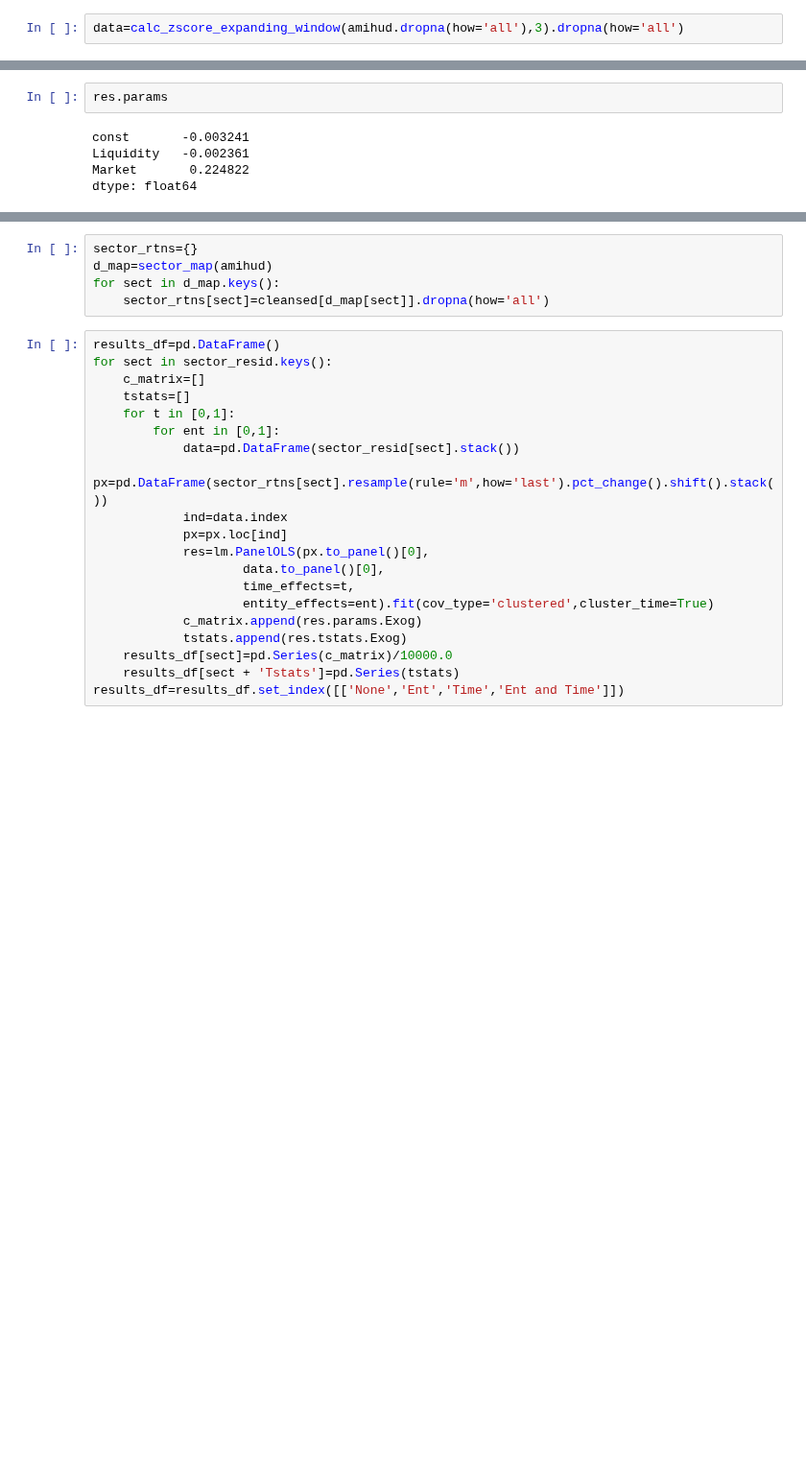
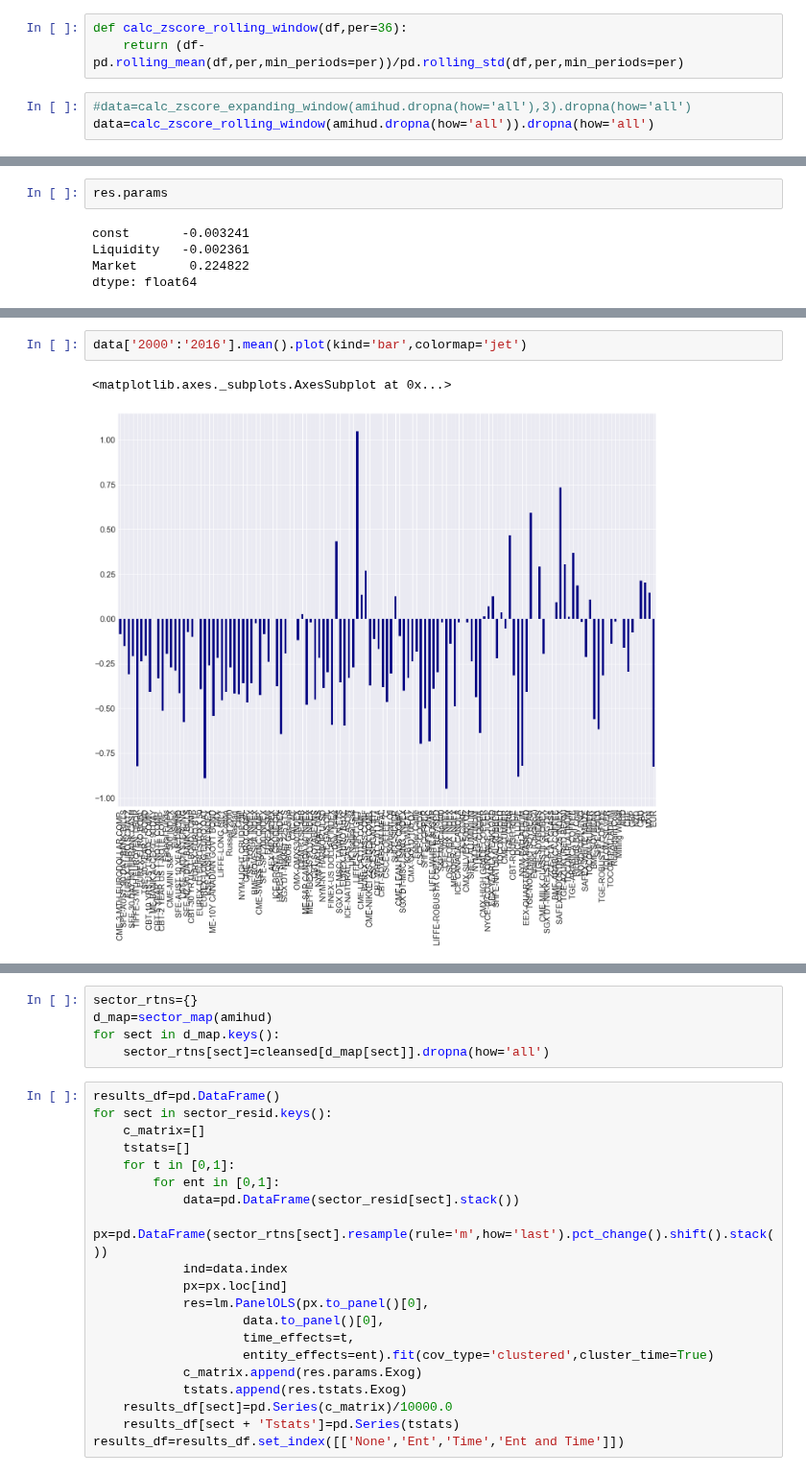
Before and after one commit to mrefermat/FinancePhD, a Jupyter notebook: LiquidityMomentum/Paper 2- Panel Regressions on innovations.ipynb, the cells around one changed output, grey strips where cells are left out. Shown at 96% size. Drawn from its saved outputs; the diff is of its cells as text; blank space fills up the shorter version.

Commit message:
adding rolling window approach

```diff
--- a/LiquidityMomentum/Paper 2- Panel Regressions on innovations.ipynb
+++ b/LiquidityMomentum/Paper 2- Panel Regressions on innovations.ipynb
@@ -50,5 +50,9 @@ the new syntax is .resample(...).last()
   px=cleansed.resample(rule='d',how='last')
 the new syntax is .resample(...).mean()
   x= (cleansed.pct_change().abs()/ total_vol).resample(rule='m',how='mean')
+# %%
+def calc_zscore_rolling_window(df,per=36):
+    return (df-pd.rolling_mean(df,per,min_periods=per))/pd.rolling_std(df,per,min_periods=per)
 # %%
-data=calc_zscore_expanding_window(amihud.dropna(how='all'),3).dropna(how='all')
+#data=calc_zscore_expanding_window(amihud.dropna(how='all'),3).dropna(how='all')
+data=calc_zscore_rolling_window(amihud.dropna(how='all')).dropna(how='all')
@@ -65,3 +76,8 @@ dtype: float64
+# %%
+data['2000':'2016'].mean().plot(kind='bar',colormap='jet')
+# %% [output]
+<matplotlib.axes._subplots.AxesSubplot at 0x...>
+[figure, added]
 # %%
 mkt = cleansed.mean(axis=1).resample(rule='m',how='last').pct_change()
 pct_rtn = cleansed.resample(rule='m',how='last').pct_change()
```
Also changed, not shown: parts of 12 cells of this notebook, 1 other file.
